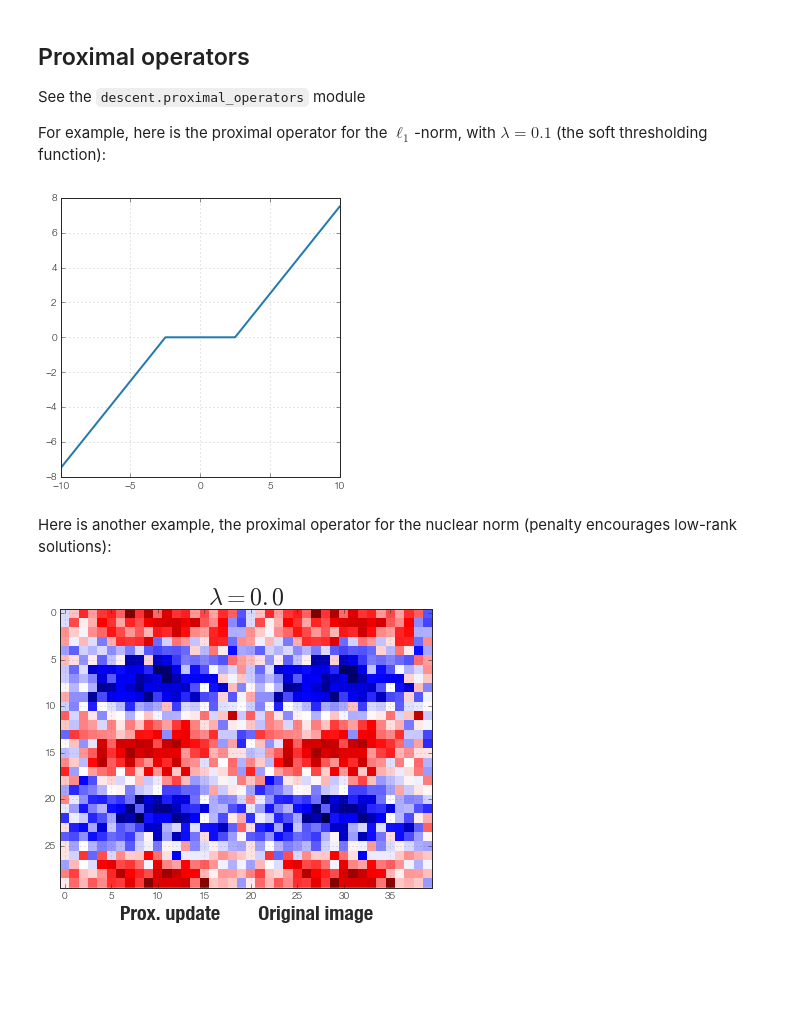
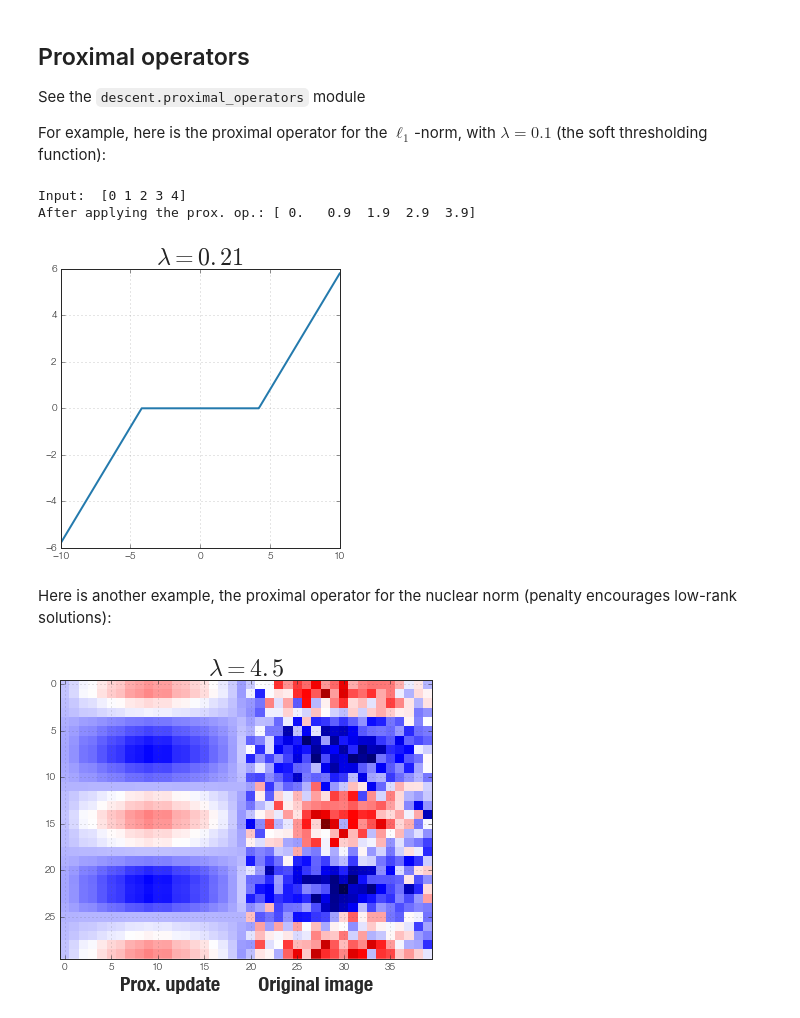
Before and after one commit to nirum/descent-tutorial, a Jupyter notebook: introduction.ipynb, the cells around one changed output. Saved outputs shown, nothing was run; the diff lists cells and outputs as text; code cells hidden in the pictures; blank space fills up the shorter version.

```diff
--- a/introduction.ipynb
+++ b/introduction.ipynb
@@ -95,15 +92,35 @@ proxop = descent.proximal_operators.sparse(penalty=0.1)
+# %%
+# get the proximal operator
+proxop = descent.proximal_operators.sparse(penalty=0.1)
+
+# this returns a callable object that evaluates the proximal operator given a starting location and a value for rho:
+# apply it to a random value, with a given value of rho
+x = np.arange(5)
+print('Input: ', x)
+rho = 1
+print('After applying the prox. op.:', proxop(x, rho))
+# %% [output]
+Input:  [0 1 2 3 4]
+After applying the prox. op.: [ 0.   0.9  1.9  2.9  3.9]
 # %%
-# apply it to a vector
-@interact(rho=(0.01, 0.1, 0.01))
-def plot_prox(rho=0.05):
+# explore the impact of the penalty parameter
+@interact(penalty=(0.01, 0.5, 0.05))
+def plot_prox(penalty=0.1):
+
+    # get the proximal operator
+    proxop = descent.proximal_operators.sparse(penalty=penalty)
+
+    # set the value of rho
+    rho = 0.05
 
     x = np.linspace(-10,10,1e3)
     y = proxop(x, rho)
 
     plt.figure(figsize=(5,5))
+    plt.title('$\lambda = {}$'.format(penalty), fontsize=24)
     plt.plot(x,y)
 # %% [output]
-[figure, old version]
+[figure, new version]
 # %% [markdown]
 Here is another example, the proximal operator for the nuclear norm (penalty encourages low-rank solutions):
 # %%
@@ -121,7 +138,7 @@ def plot_prox(penalty=0.05):
 
     plt.figure(figsize=(10,5))
     plt.title('$\lambda = {}$'.format(penalty), fontsize=24)
-    plt.imshow(np.hstack([X_lr, X]), aspect='equal', cmap='seismic')
+    plt.imshow(np.hstack([X_lr, X]), aspect='equal', cmap='seismic', interpolation='none')
     plt.xlabel('Prox. update        Original image', fontsize=20)
 # %% [output]
-[figure, old version]
+[figure, new version]
```
Also changed, not shown: parts of 2 cells of this notebook, 5 other files.
